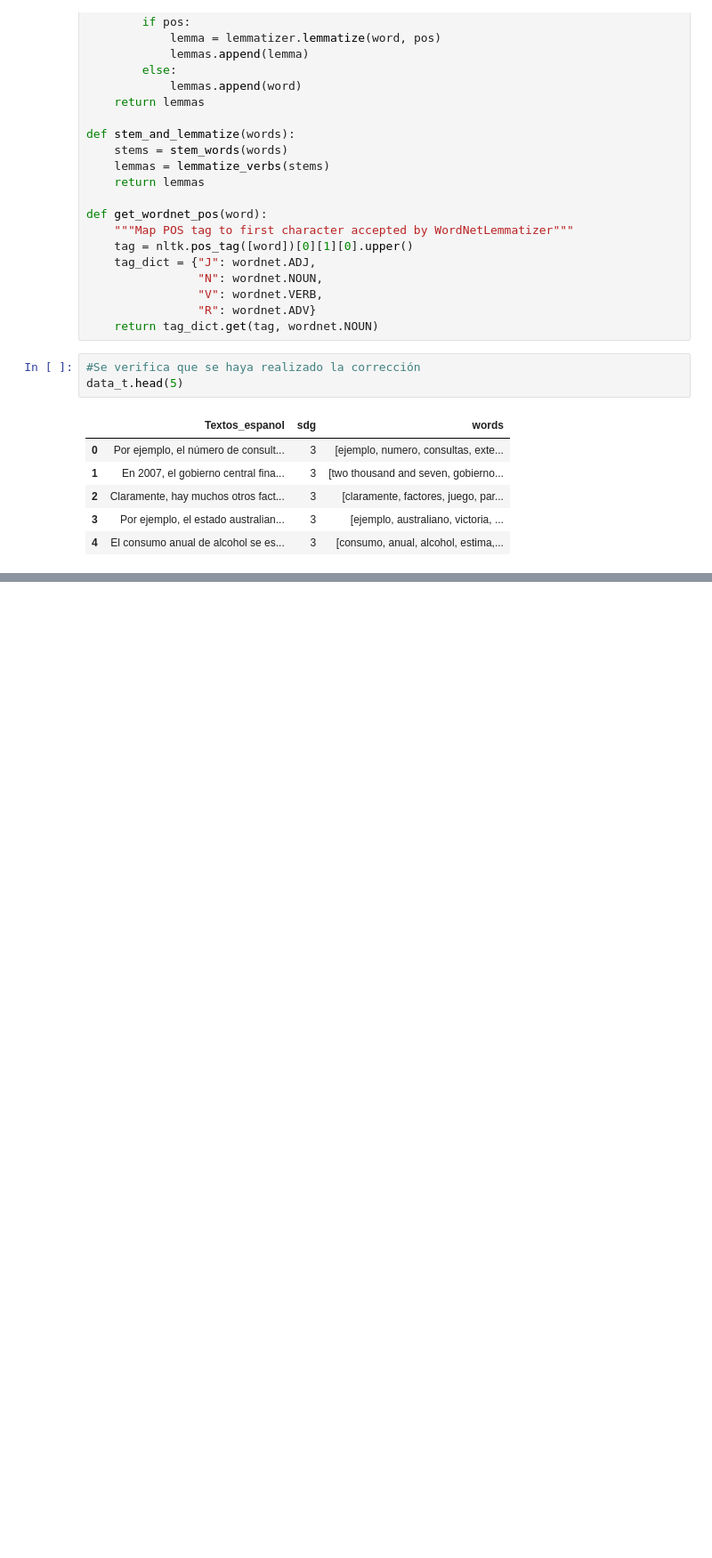
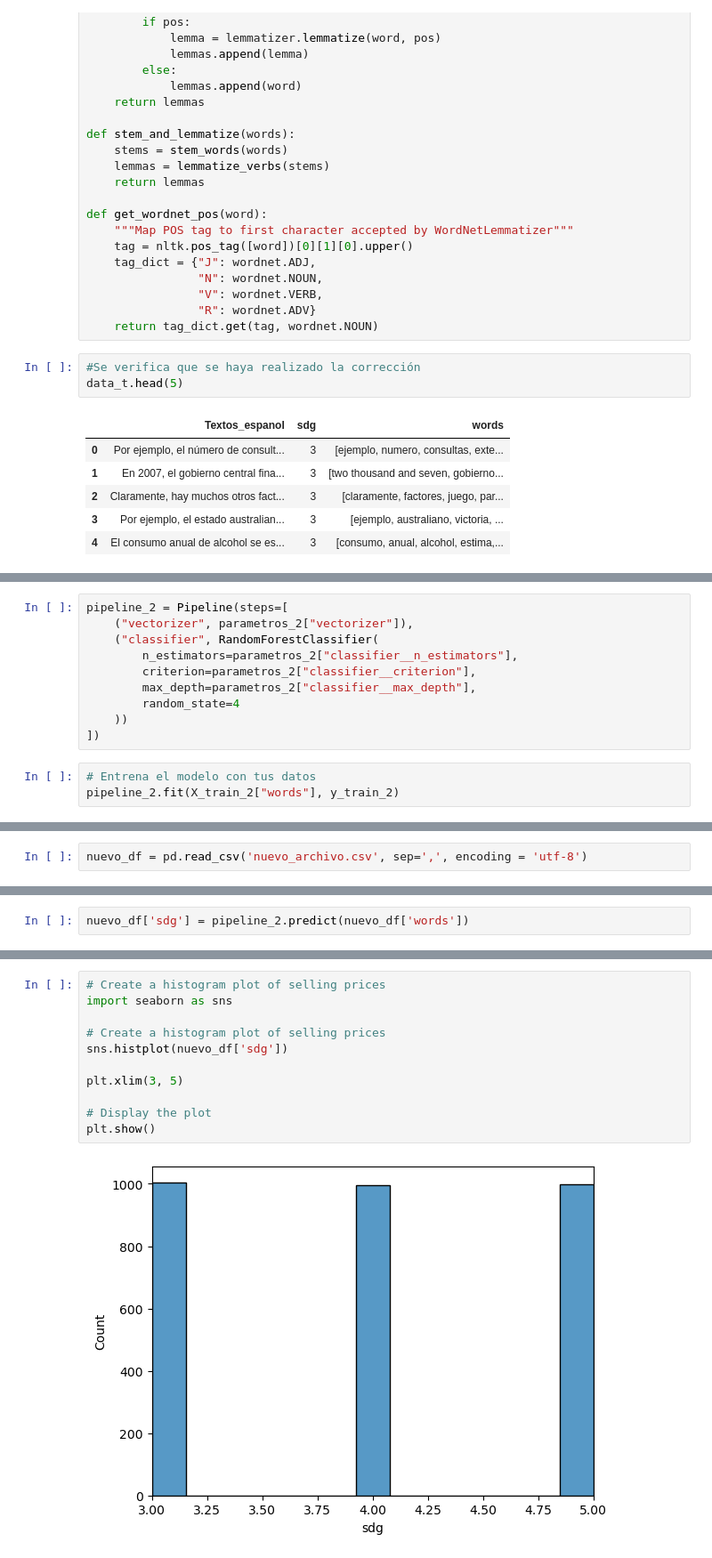
Before and after one commit to pdazad/ProyectoBI-G17, a Jupyter notebook: Etapa1/Fases/Modelado/AnalisisTextosODS.ipynb, the cells around one changed output, grey strips where cells are left out. Shown at 89% size. Drawn from its saved outputs; the diff is of its cells as text; blank space fills up the shorter version.

```diff
--- a/Etapa1/Fases/Modelado/AnalisisTextosODS.ipynb
+++ b/Etapa1/Fases/Modelado/AnalisisTextosODS.ipynb
@@ -328,0 +595,13 @@ data_t.head(5)
+# %%
+pipeline_2 = Pipeline(steps=[
+    ("vectorizer", parametros_2["vectorizer"]),
+    ("classifier", RandomForestClassifier(
+        n_estimators=parametros_2["classifier__n_estimators"],
+        criterion=parametros_2["classifier__criterion"],
+        max_depth=parametros_2["classifier__max_depth"],
+        random_state=4
+    ))
+])
+# %%
+# Entrena el modelo con tus datos
+pipeline_2.fit(X_train_2["words"], y_train_2)
@@ -328,0 +702,2 @@ data_t.head(5)
+# %%
+nuevo_df = pd.read_csv('nuevo_archivo.csv', sep=',', encoding = 'utf-8')
@@ -328,0 +717,2 @@ data_t.head(5)
+# %%
+nuevo_df['sdg'] = pipeline_2.predict(nuevo_df['words'])
@@ -328,0 +731,13 @@ data_t.head(5)
+# %%
+# Create a histogram plot of selling prices
+import seaborn as sns
+
+# Create a histogram plot of selling prices
+sns.histplot(nuevo_df['sdg'])
+
+plt.xlim(3, 5)
+
+# Display the plot
+plt.show()
+# %% [output]
+[figure, added]
```
Also changed, not shown: parts of 70 cells of this notebook, 2 other files.
